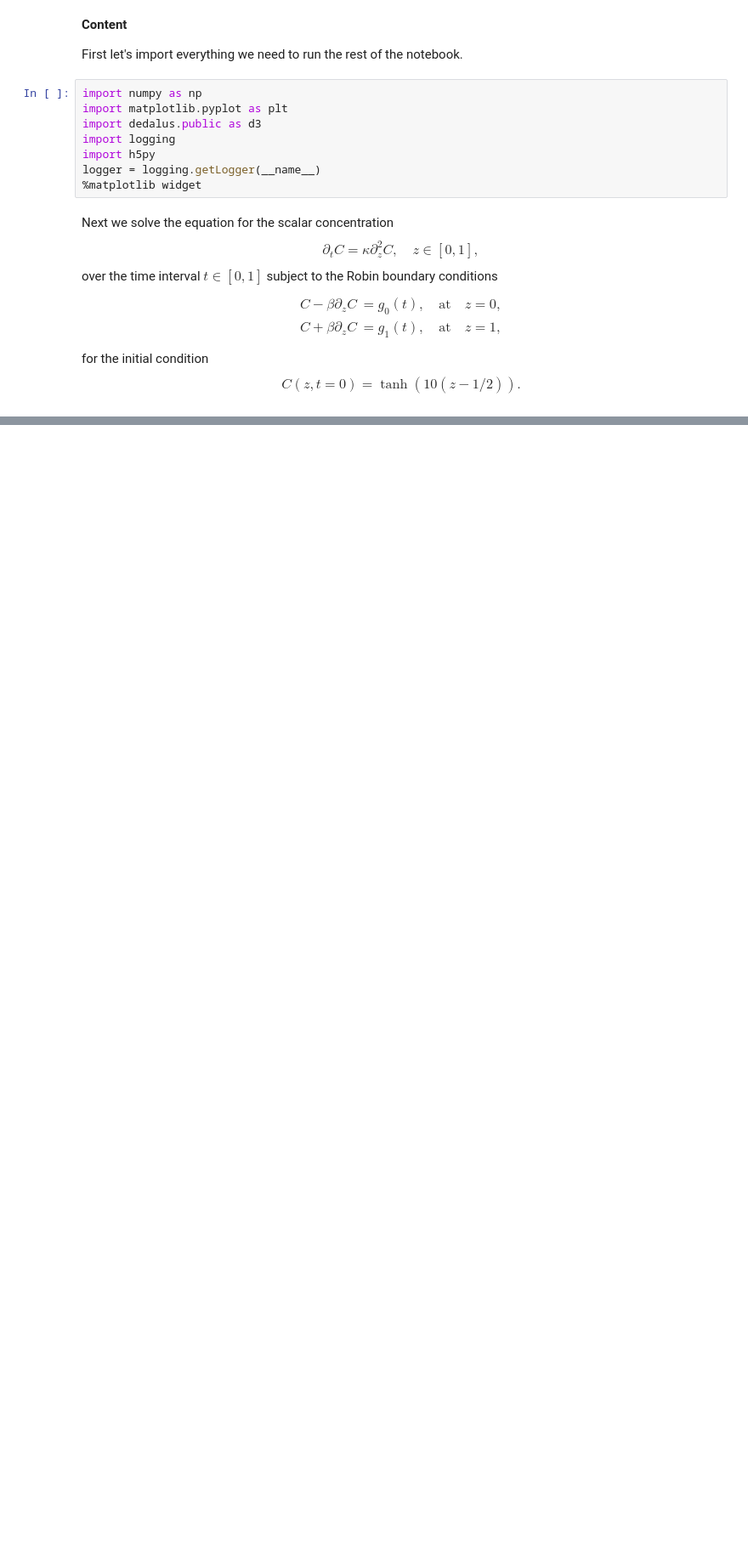
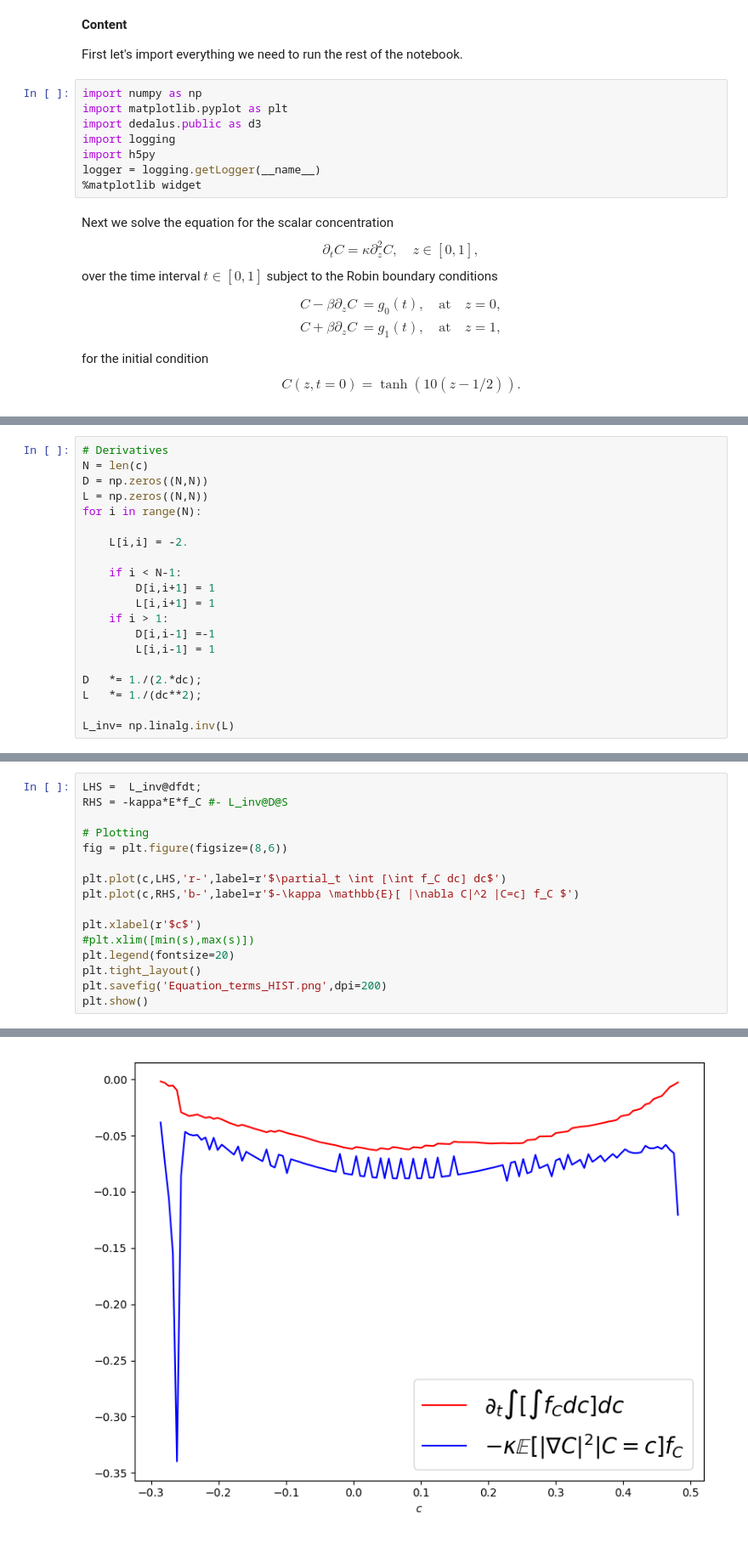
Before and after one commit to D-stratify/Theory, a Jupyter notebook: Diffusion_1D.ipynb, the cells around one changed output, grey strips where cells are left out. Shown at 85% size. Cells and saved outputs as stored; diff of their text form; blank space fills up the shorter version.

```diff
--- a/Diffusion_1D.ipynb
+++ b/Diffusion_1D.ipynb
@@ -197,0 +252,20 @@ INFO:__main__:<C^2>=0.603342, <Cz^2>    =6.706884
+# %%
+# Derivatives
+N = len(c)
+D = np.zeros((N,N))
+L = np.zeros((N,N))
+for i in range(N):
+
+    L[i,i] = -2.
+
+    if i < N-1:
+        D[i,i+1] = 1
+        L[i,i+1] = 1
+    if i > 1:
+        D[i,i-1] =-1
+        L[i,i-1] = 1
+
+D   *= 1./(2.*dc);
+L   *= 1./(dc**2);
+
+L_inv= np.linalg.inv(L)
@@ -197,0 +274,17 @@ INFO:__main__:<C^2>=0.603342, <Cz^2>    =6.706884
+# %%
+LHS =  L_inv@dfdt;
+RHS = -kappa*E*f_C #- L_inv@D@S
+
+# Plotting
+fig = plt.figure(figsize=(8,6))
+
+plt.plot(c,LHS,'r-',label=r'$\partial_t \int [\int f_C dc] dc$')
+plt.plot(c,RHS,'b-',label=r'$-\kappa \mathbb{E}[ |\nabla C|^2 |C=c] f_C $')
+
+plt.xlabel(r'$c$')
+#plt.xlim([min(s),max(s)])
+plt.legend(fontsize=20)
+plt.tight_layout()
+plt.savefig('Equation_terms_HIST.png',dpi=200)
+plt.show()
+# %% [output]
@@ -197,0 +297 @@ INFO:__main__:<C^2>=0.603342, <Cz^2>    =6.706884
+[figure, added]
```
Also changed, not shown: parts of 13 cells of this notebook.
